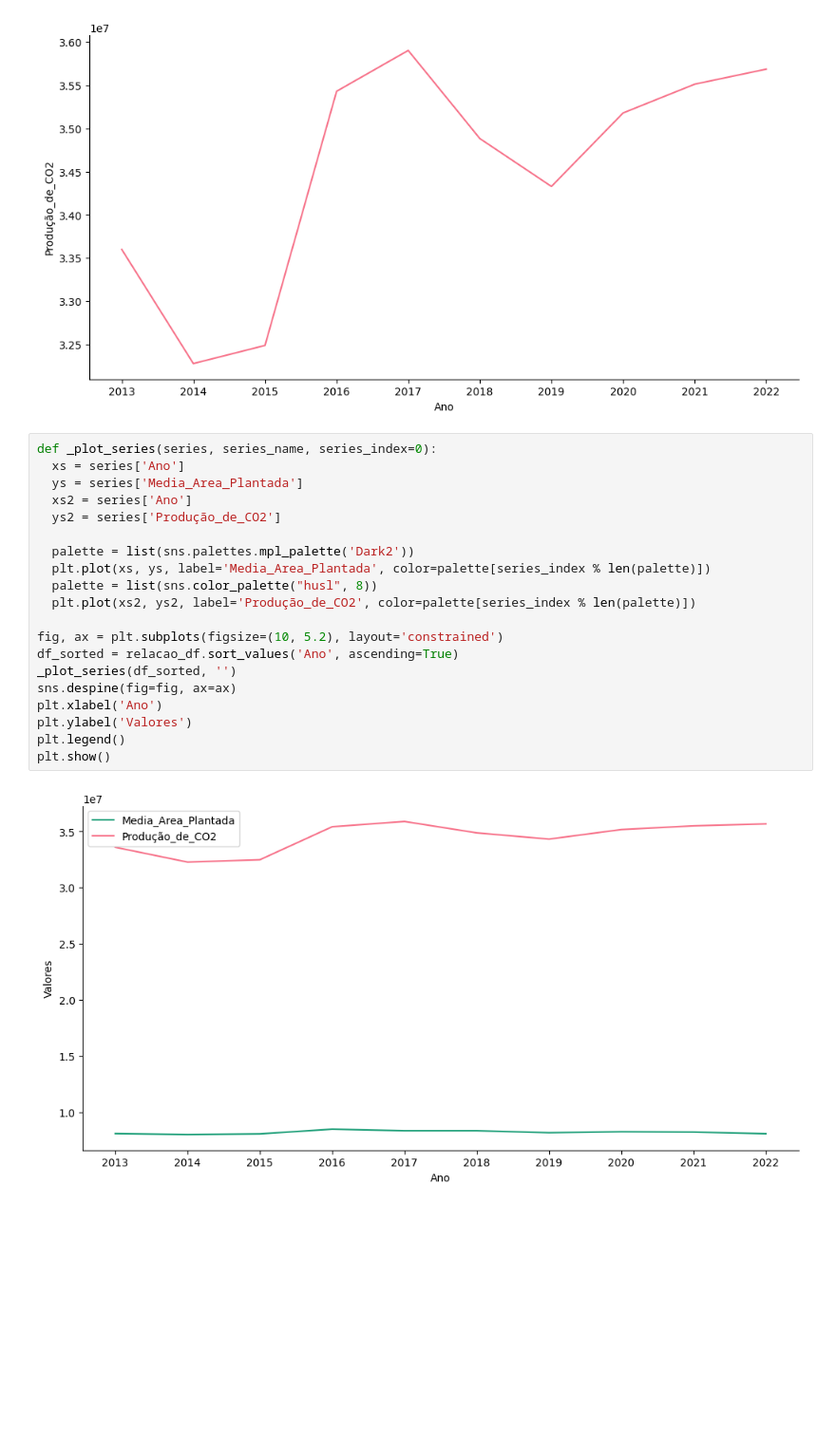
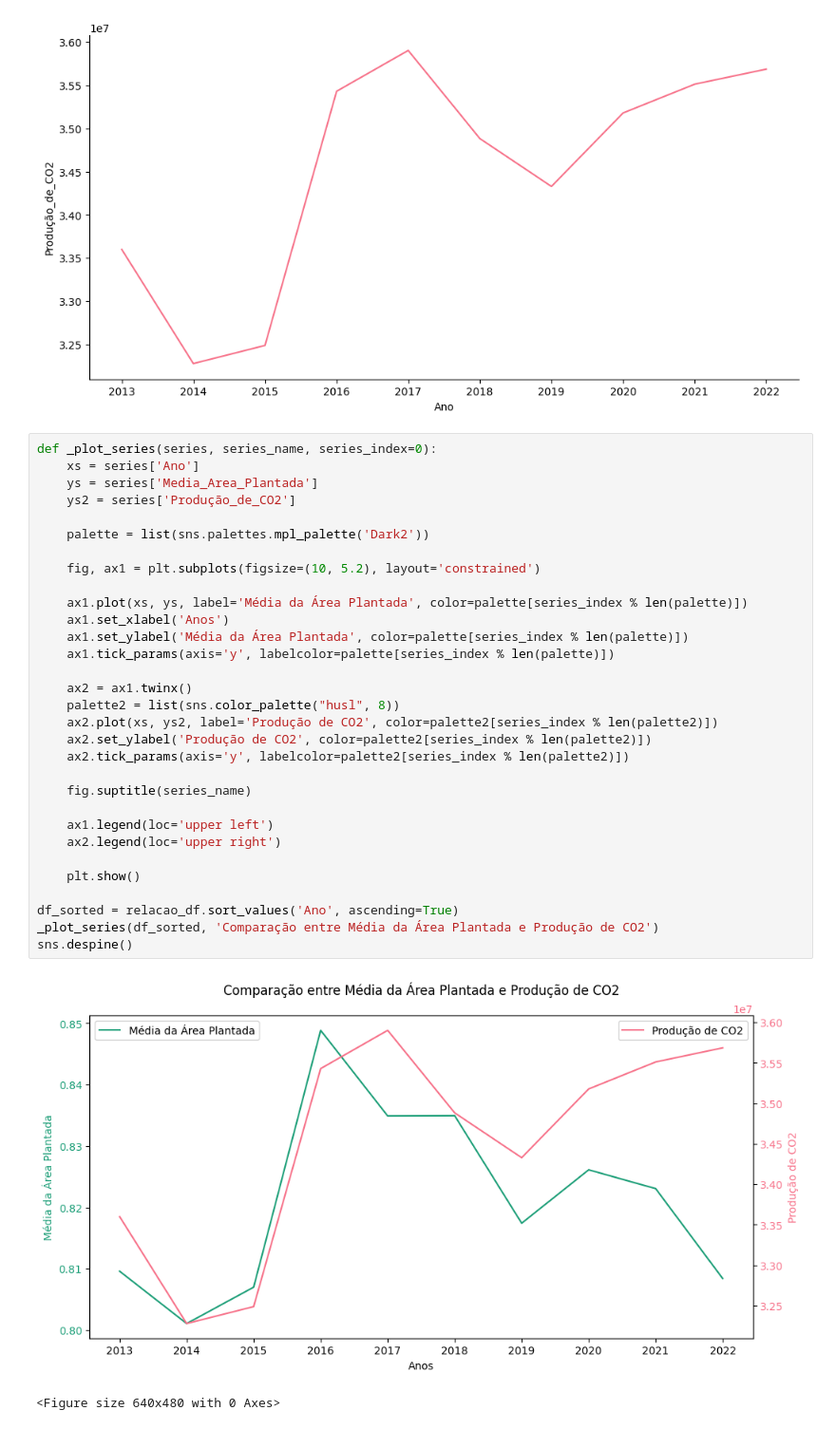
Before and after one commit to Pedrosimoes12/PCG2024, a Jupyter notebook: PCG2024.ipynb, the cells around one changed output. Shown at 95% size. Drawn from its saved outputs; the diff is of its cells as text; blank space fills up the shorter version.

```diff
--- a/PCG2024.ipynb
+++ b/PCG2024.ipynb
@@ -286,25 +286,37 @@ plt.xlabel('Ano')
 _ = plt.ylabel('Produção_de_CO2')
 # %% [output]
 [figure]
-# %%
-def _plot_series(series, series_name, series_index=0):
-  xs = series['Ano']
-  ys = series['Media_Area_Plantada']
-  xs2 = series['Ano']
-  ys2 = series['Produção_de_CO2']
-
-  palette = list(sns.palettes.mpl_palette('Dark2'))
-  plt.plot(xs, ys, label='Media_Area_Plantada', color=palette[series_index % len(palette)])
-  palette = list(sns.color_palette("husl", 8))
-  plt.plot(xs2, ys2, label='Produção_de_CO2', color=palette[series_index % len(palette)])
-
-fig, ax = plt.subplots(figsize=(10, 5.2), layout='constrained')
-df_sorted = relacao_df.sort_values('Ano', ascending=True)
-_plot_series(df_sorted, '')
-sns.despine(fig=fig, ax=ax)
-plt.xlabel('Ano')
-plt.ylabel('Valores')
-plt.legend()
-plt.show()
-# %% [output]
-[figure, removed]
+# %%
+def _plot_series(series, series_name, series_index=0):
+    xs = series['Ano']
+    ys = series['Media_Area_Plantada']
+    ys2 = series['Produção_de_CO2']
+
+    palette = list(sns.palettes.mpl_palette('Dark2'))
+
+    fig, ax1 = plt.subplots(figsize=(10, 5.2), layout='constrained')
+
+    ax1.plot(xs, ys, label='Média da Área Plantada', color=palette[series_index % len(palette)])
+    ax1.set_xlabel('Anos')
+    ax1.set_ylabel('Média da Área Plantada', color=palette[series_index % len(palette)])
+    ax1.tick_params(axis='y', labelcolor=palette[series_index % len(palette)])
+
+    ax2 = ax1.twinx()
+    palette2 = list(sns.color_palette("husl", 8))
+    ax2.plot(xs, ys2, label='Produção de CO2', color=palette2[series_index % len(palette2)])
+    ax2.set_ylabel('Produção de CO2', color=palette2[series_index % len(palette2)])
+    ax2.tick_params(axis='y', labelcolor=palette2[series_index % len(palette2)])
+
+    fig.suptitle(series_name)
+
+    ax1.legend(loc='upper left')
+    ax2.legend(loc='upper right')
+
+    plt.show()
+
+df_sorted = relacao_df.sort_values('Ano', ascending=True)
+_plot_series(df_sorted, 'Comparação entre Média da Área Plantada e Produção de CO2')
+sns.despine()
+# %% [output]
+[figure, added]
+<Figure size 640x480 with 0 Axes>
```
Also changed, not shown: parts of 4 cells of this notebook.
